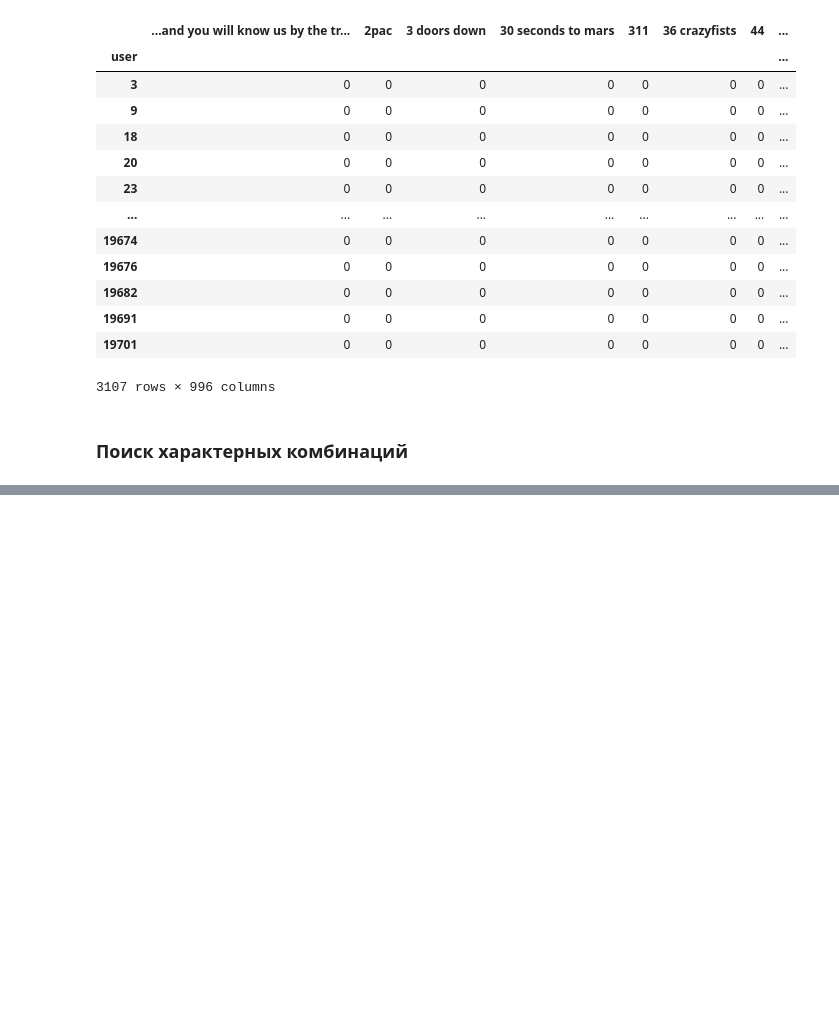
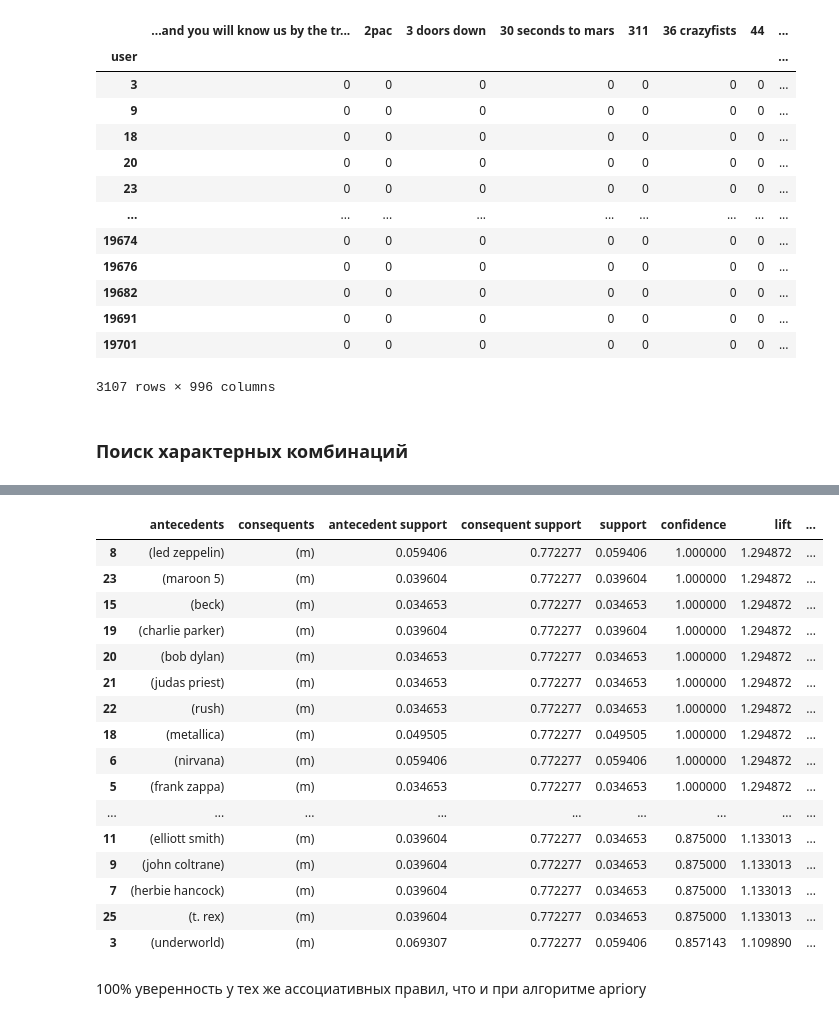
Before and after one commit to Forcause/ML_Labs, a Jupyter notebook: Lab_2/task2.ipynb, the cells around one changed output, grey strips where cells are left out. Drawn from its saved outputs; the diff is of its cells as text; code cells hidden in the pictures; blank space fills up the shorter version.

```diff
--- a/Lab_2/task2.ipynb
+++ b/Lab_2/task2.ipynb
@@ -350,0 +260,3 @@ apriori_country_rules
+# %%
+fpgrowth_artist_sex_jp = ml.fpgrowth(artist_sex_japan, min_support=0.03, use_colnames=True)
+fpgrowth_artist_sex_jp
@@ -350,0 +277,23 @@ apriori_country_rules
+# %%
+fpgrowth_artist_sex_rules_jp = ml.association_rules(fpgrowth_artist_sex_jp, metric="confidence", min_threshold=0.85)
+fpgrowth_artist_sex_rules_jp.sort_values('confidence', ascending=False)
+# %% [output]
+|  | antecedents | consequents | antecedent support | consequent support | support | confidence | lift | ... |
+| 8 | (led zeppelin) | (m) | 0.059406 | 0.772277 | 0.059406 | 1.000000 | 1.294872 | ... |
+| 23 | (maroon 5) | (m) | 0.039604 | 0.772277 | 0.039604 | 1.000000 | 1.294872 | ... |
+| 15 | (beck) | (m) | 0.034653 | 0.772277 | 0.034653 | 1.000000 | 1.294872 | ... |
+| 19 | (charlie parker) | (m) | 0.039604 | 0.772277 | 0.039604 | 1.000000 | 1.294872 | ... |
+| 20 | (bob dylan) | (m) | 0.034653 | 0.772277 | 0.034653 | 1.000000 | 1.294872 | ... |
+| 21 | (judas priest) | (m) | 0.034653 | 0.772277 | 0.034653 | 1.000000 | 1.294872 | ... |
+| 22 | (rush) | (m) | 0.034653 | 0.772277 | 0.034653 | 1.000000 | 1.294872 | ... |
+| 18 | (metallica) | (m) | 0.049505 | 0.772277 | 0.049505 | 1.000000 | 1.294872 | ... |
+| 6 | (nirvana) | (m) | 0.059406 | 0.772277 | 0.059406 | 1.000000 | 1.294872 | ... |
+| 5 | (frank zappa) | (m) | 0.034653 | 0.772277 | 0.034653 | 1.000000 | 1.294872 | ... |
+| ... | ... | ... | ... | ... | ... | ... | ... | ... |
+| 11 | (elliott smith) | (m) | 0.039604 | 0.772277 | 0.034653 | 0.875000 | 1.133013 | ... |
+| 9 | (john coltrane) | (m) | 0.039604 | 0.772277 | 0.034653 | 0.875000 | 1.133013 | ... |
+| 7 | (herbie hancock) | (m) | 0.039604 | 0.772277 | 0.034653 | 0.875000 | 1.133013 | ... |
+| 25 | (t. rex) | (m) | 0.039604 | 0.772277 | 0.034653 | 0.875000 | 1.133013 | ... |
+| 3 | (underworld) | (m) | 0.069307 | 0.772277 | 0.059406 | 0.857143 | 1.109890 | ... |
+# %% [markdown]
+100% уверенность у тех же ассоциативных правил, что и при алгоритме apriory
```
Also changed, not shown: parts of 35 cells of this notebook.
